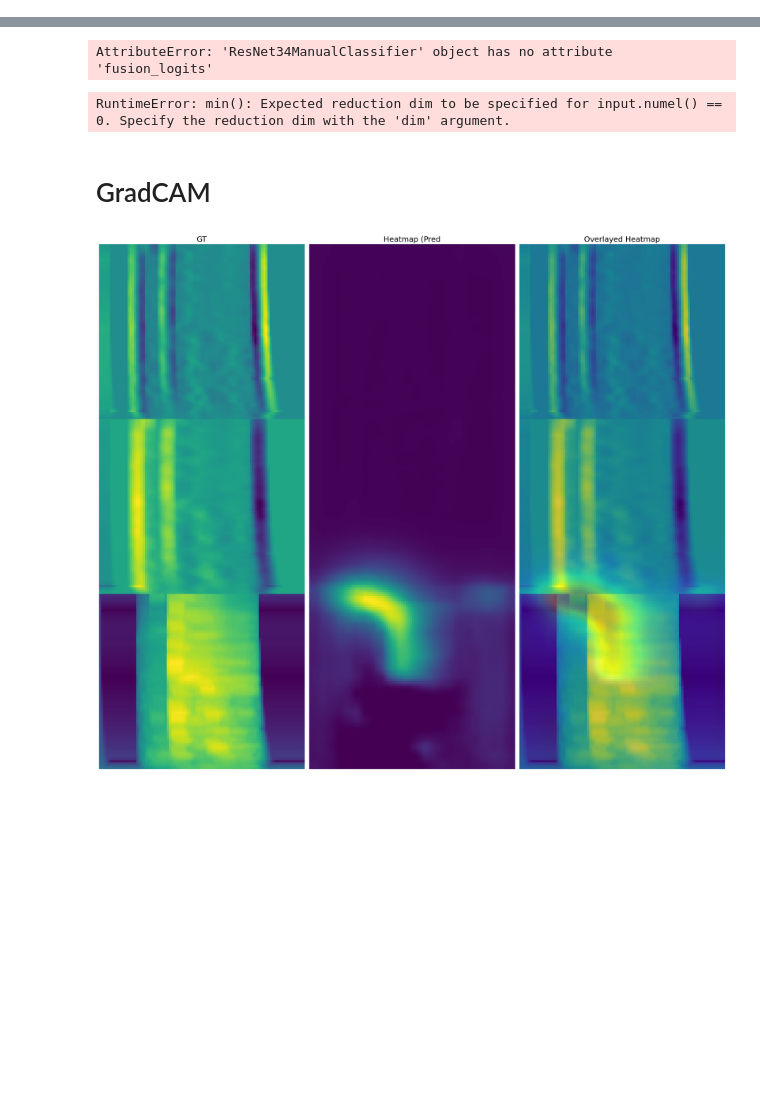
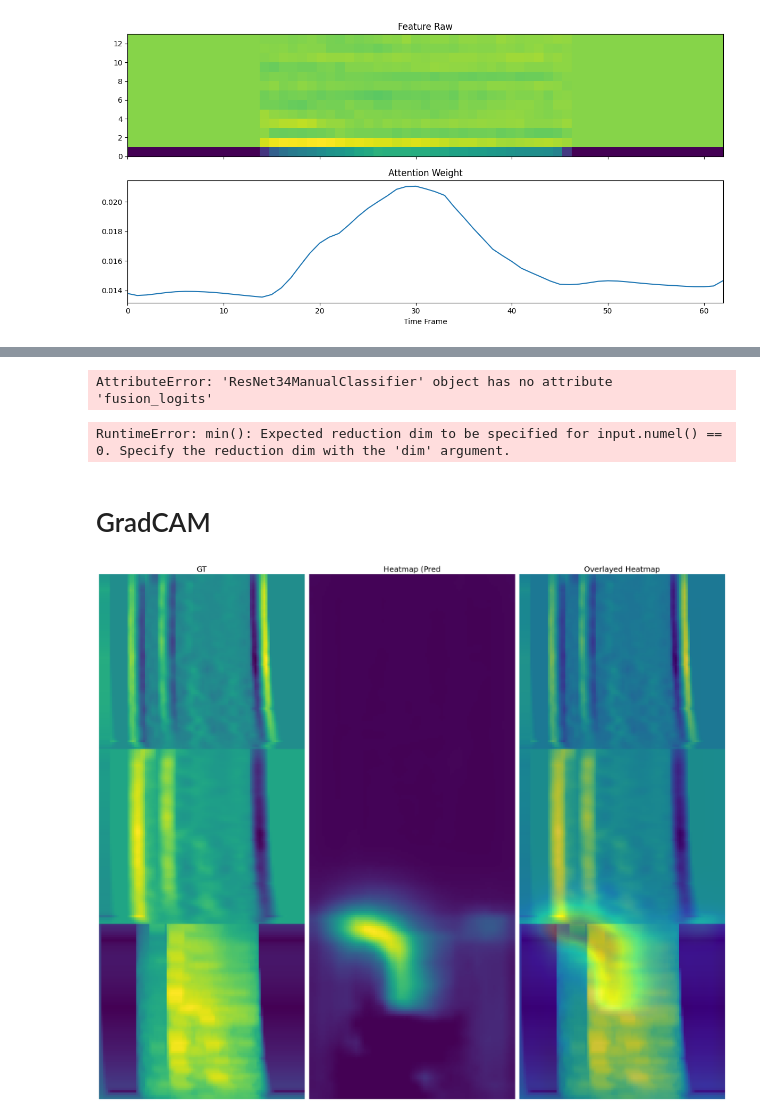
Before and after one commit to arkiven4/NXSCough, a Jupyter notebook: notebooks/xai.ipynb, the cells around one changed output, grey strips where cells are left out. Cells and saved outputs as stored; diff of their text form; code cells hidden in the pictures; blank space fills up the shorter version.

```diff
--- a/notebooks/xai.ipynb
+++ b/notebooks/xai.ipynb
@@ -197,0 +546,15 @@ TPU available: False, using: 0 TPU cores
+# %%
+fig, axes = plt.subplots(nrows=2, ncols=1, figsize=(12, 6), sharex=True)
+time = np.arange(mel_norm.shape[-1])
+
+axes[0].imshow(mel_rgb, aspect='auto', extent=[time[0], time[-1], 0, mel_rgb.shape[0]])
+axes[0].set_title("Feature Raw")
+
+axes[1].plot(time, t_att)
+axes[1].set_title("Attention Weight")
+axes[1].set_xlabel("Time Frame")
+
+plt.tight_layout()
+plt.show()
+# %% [output]
+[figure, added]
```
Also changed, not shown: parts of 42 cells of this notebook, 8 other files.
